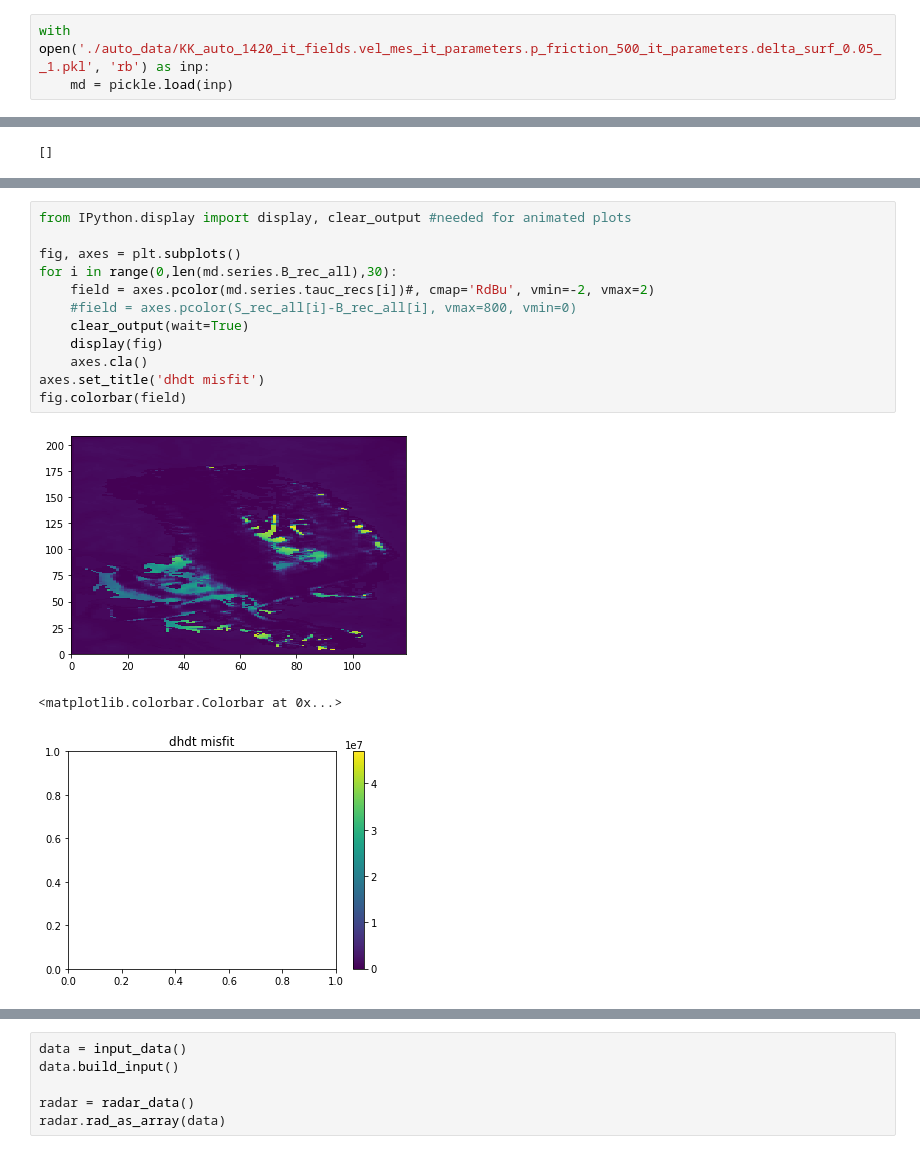
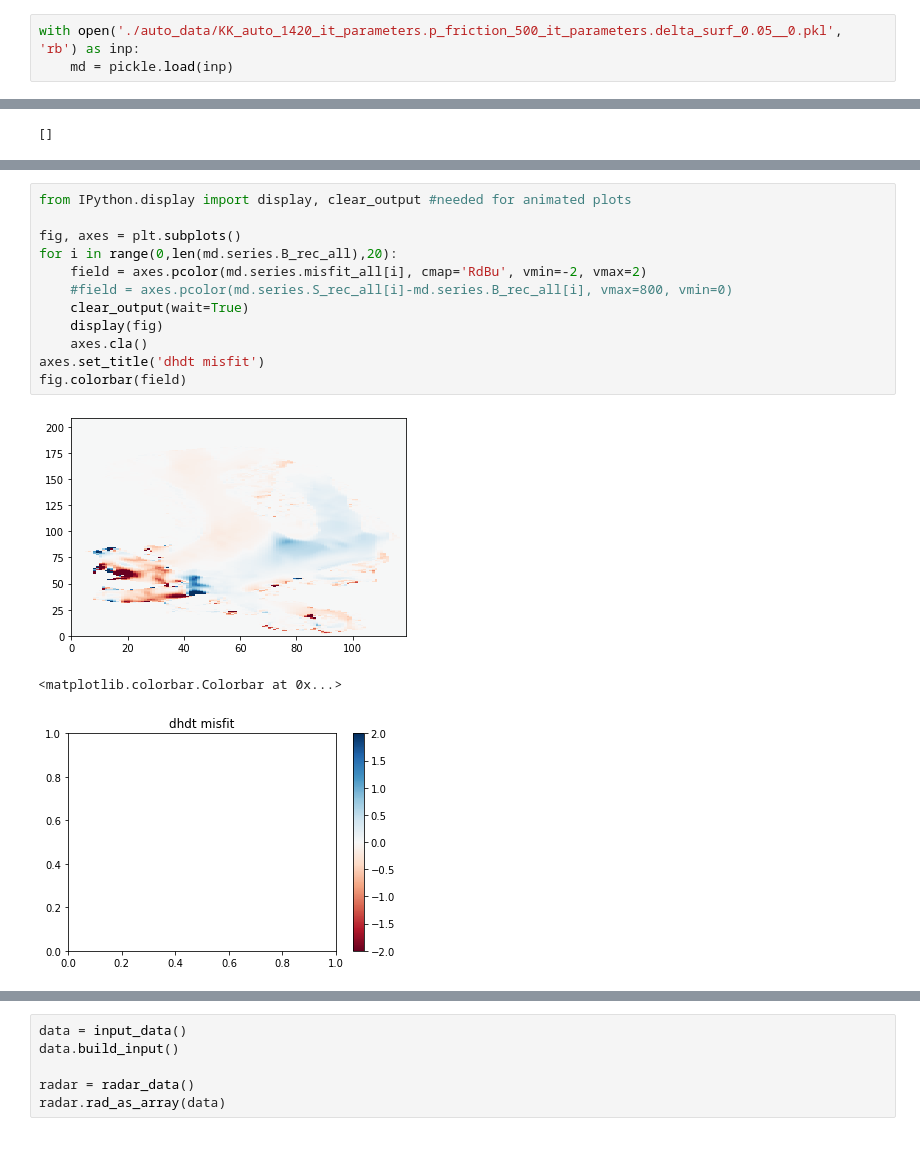
Before and after one commit to hahohe1892/thick_inv, a Jupyter notebook: auto_analysis.ipynb, the cells around one changed output, grey strips where cells are left out. Saved outputs shown, nothing was run; the diff lists cells and outputs as text.

```diff
--- a/auto_analysis.ipynb
+++ b/auto_analysis.ipynb
@@ -2125,5 +23,5 @@ saving done, now starting next run
 # %%
-with open('./auto_data/KK_auto_1420_it_fields.vel_mes_it_parameters.p_friction_500_it_parameters.delta_surf_0.05__1.pkl', 'rb') as inp:
+with open('./auto_data/KK_auto_1420_it_parameters.p_friction_500_it_parameters.delta_surf_0.05__0.pkl', 'rb') as inp:
     md = pickle.load(inp)
 # %%
 print(md.warnings)
@@ -2152,19 +50,19 @@ fig.colorbar(field1, ax = ax[1])
 # %%
 from IPython.display import display, clear_output #needed for animated plots
 
 fig, axes = plt.subplots()
-for i in range(0,len(md.series.B_rec_all),30):
-    field = axes.pcolor(md.series.tauc_recs[i])#, cmap='RdBu', vmin=-2, vmax=2)
-    #field = axes.pcolor(S_rec_all[i]-B_rec_all[i], vmax=800, vmin=0)
+for i in range(0,len(md.series.B_rec_all),20):
+    field = axes.pcolor(md.series.misfit_all[i], cmap='RdBu', vmin=-2, vmax=2)
+    #field = axes.pcolor(md.series.S_rec_all[i]-md.series.B_rec_all[i], vmax=800, vmin=0)
     clear_output(wait=True)
     display(fig)
     axes.cla()
 axes.set_title('dhdt misfit')
 fig.colorbar(field)
 # %% [output]
-[figure, old version]
+[figure, new version]
 <matplotlib.colorbar.Colorbar at 0x...>
-[figure, old version]
+[figure, new version]
 # %%
 nc_field = 'velsurf_mag'
 fig, ax = plt.subplots(figsize = (8,6))
```
Also changed, not shown: parts of 23 cells of this notebook, 2 other files.
